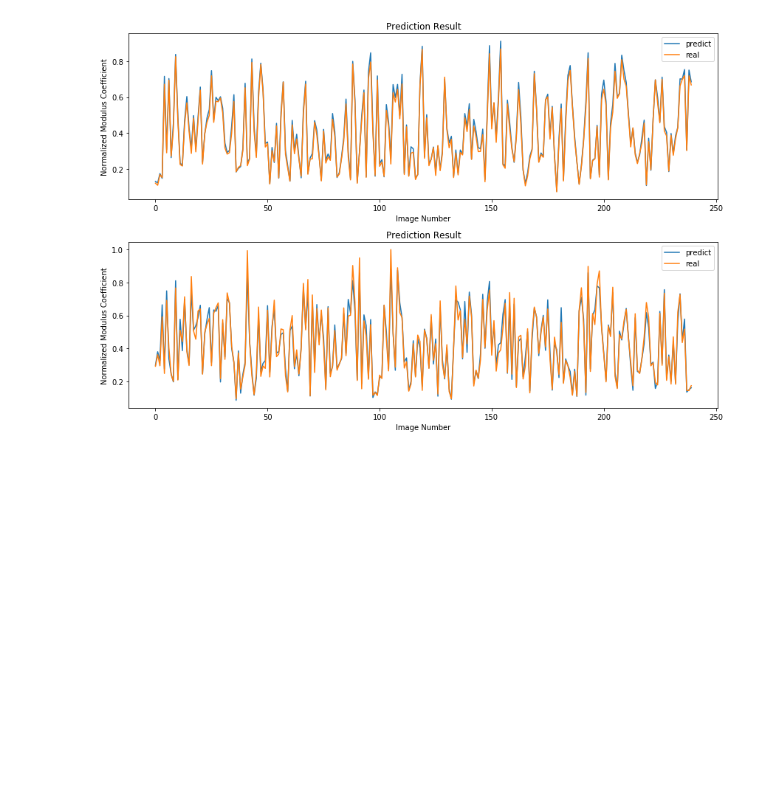
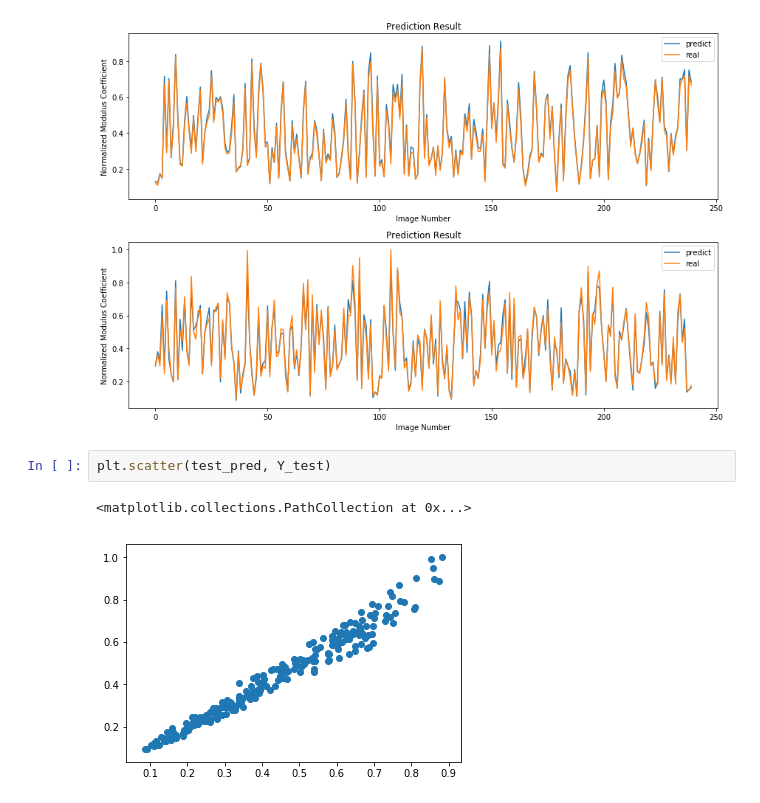
Before and after one commit to aurorlhc/property_test, a Jupyter notebook: CNN_VGG16_Keras.ipynb, the cells around one changed output. Drawn from its saved outputs; the diff is of its cells as text; blank space fills up the shorter version.

```diff
--- a/CNN_VGG16_Keras.ipynb
+++ b/CNN_VGG16_Keras.ipynb
@@ -229,3 +229,8 @@ plt.tight_layout()
 training mse: 0.000398148314442
 testing mse: 0.00134186184521
 [figure]
+# %%
+plt.scatter(test_pred, Y_test)
+# %% [output]
+<matplotlib.collections.PathCollection at 0x...>
+[figure, added]
```
